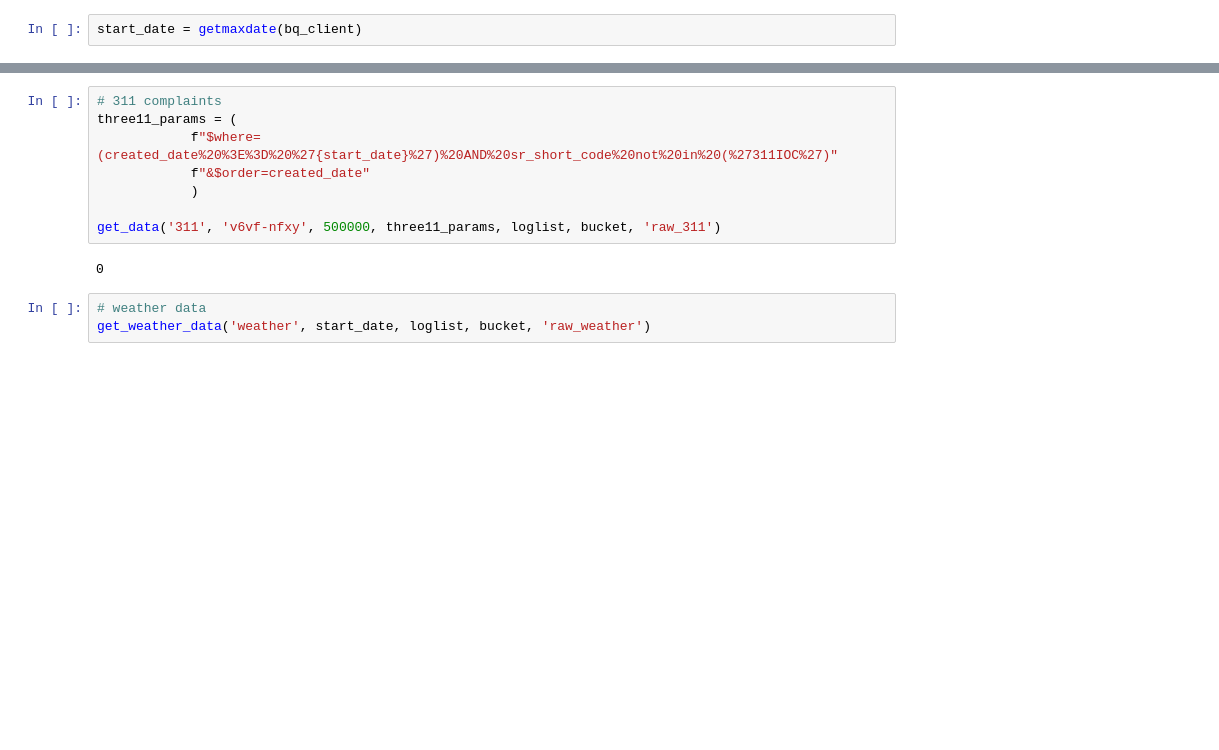
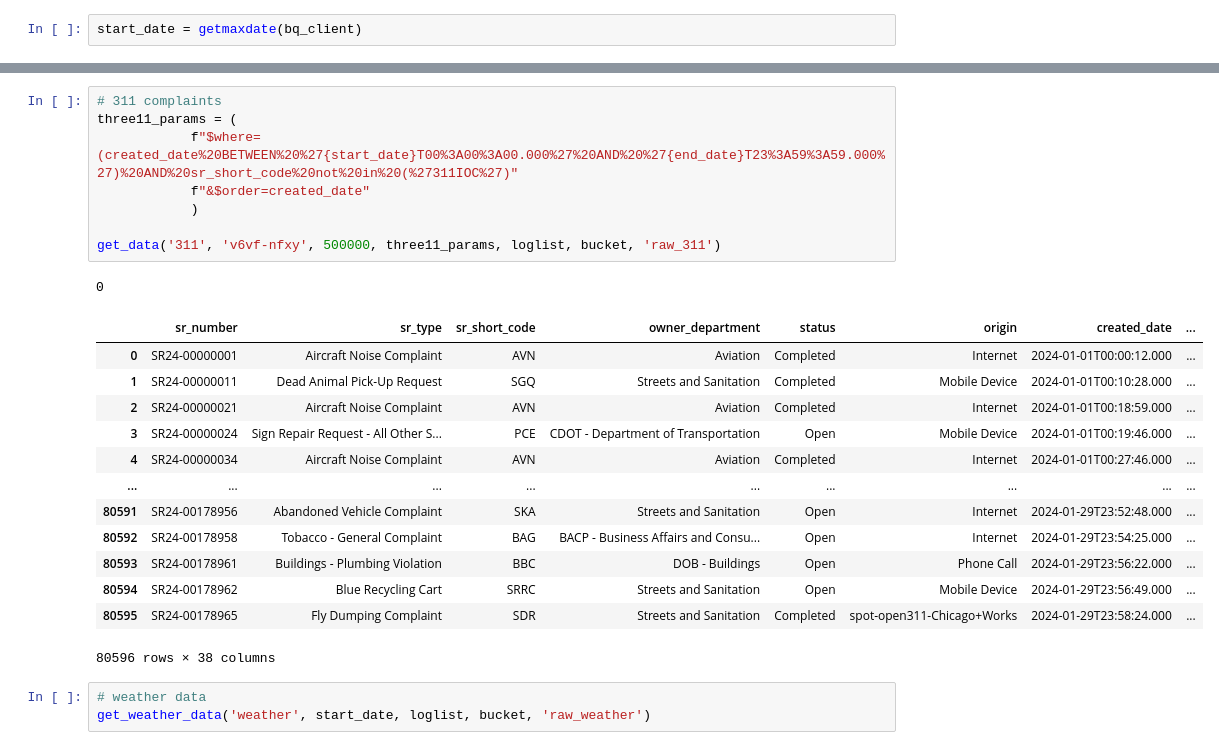
Before and after one commit to tdotkim/498_winter_group_bfmnt, a Jupyter notebook: code_base/python/datapull_final.ipynb, the cells around one changed output, grey strips where cells are left out. Cells and saved outputs as stored; diff of their text form; blank space fills up the shorter version.

```diff
--- a/code_base/python/datapull_final.ipynb
+++ b/code_base/python/datapull_final.ipynb
@@ -189,13 +174,26 @@ get_data('dph_env', 'fypr-ksnz', 500000, env_params, loglist, bucket, 'raw_envir
 # %%
 # 311 complaints
 three11_params = (
-            f"$where=(created_date%20%3E%3D%20%27{start_date}%27)%20AND%20sr_short_code%20not%20in%20(%27311IOC%27)"
+            f"$where=(created_date%20BETWEEN%20%27{start_date}T00%3A00%3A00.000%27%20AND%20%27{end_date}T23%3A59%3A59.000%27)%20AND%20sr_short_code%20not%20in%20(%27311IOC%27)"
             f"&$order=created_date"
             )
 
 get_data('311', 'v6vf-nfxy', 500000, three11_params, loglist, bucket, 'raw_311')
 # %% [output]
 0
+|  | sr_number | sr_type | sr_short_code | owner_department | status | origin | created_date | ... |
+| 0 | SR24-00000001 | Aircraft Noise Complaint | AVN | Aviation | Completed | Internet | 2024-01-01T00:00:12.000 | ... |
+| 1 | SR24-00000011 | Dead Animal Pick-Up Request | SGQ | Streets and Sanitation | Completed | Mobile Device | 2024-01-01T00:10:28.000 | ... |
+| 2 | SR24-00000021 | Aircraft Noise Complaint | AVN | Aviation | Completed | Internet | 2024-01-01T00:18:59.000 | ... |
+| 3 | SR24-00000024 | Sign Repair Request - All Other S... | PCE | CDOT - Department of Transportation | Open | Mobile Device | 2024-01-01T00:19:46.000 | ... |
+| 4 | SR24-00000034 | Aircraft Noise Complaint | AVN | Aviation | Completed | Internet | 2024-01-01T00:27:46.000 | ... |
+| ... | ... | ... | ... | ... | ... | ... | ... | ... |
+| 80591 | SR24-00178956 | Abandoned Vehicle Complaint | SKA | Streets and Sanitation | Open | Internet | 2024-01-29T23:52:48.000 | ... |
+| 80592 | SR24-00178958 | Tobacco - General Complaint | BAG | BACP - Business Affairs and Consu... | Open | Internet | 2024-01-29T23:54:25.000 | ... |
+| 80593 | SR24-00178961 | Buildings - Plumbing Violation | BBC | DOB - Buildings | Open | Phone Call | 2024-01-29T23:56:22.000 | ... |
+| 80594 | SR24-00178962 | Blue Recycling Cart | SRRC | Streets and Sanitation | Open | Mobile Device | 2024-01-29T23:56:49.000 | ... |
+| 80595 | SR24-00178965 | Fly Dumping Complaint | SDR | Streets and Sanitation | Completed | spot-open311-Chicago+Works | 2024-01-29T23:58:24.000 | ... |
+80596 rows × 38 columns
 # %%
 # weather data
 get_weather_data('weather', start_date, loglist, bucket, 'raw_weather')
```
Also changed, not shown: parts of 11 cells of this notebook, 1 other file.
